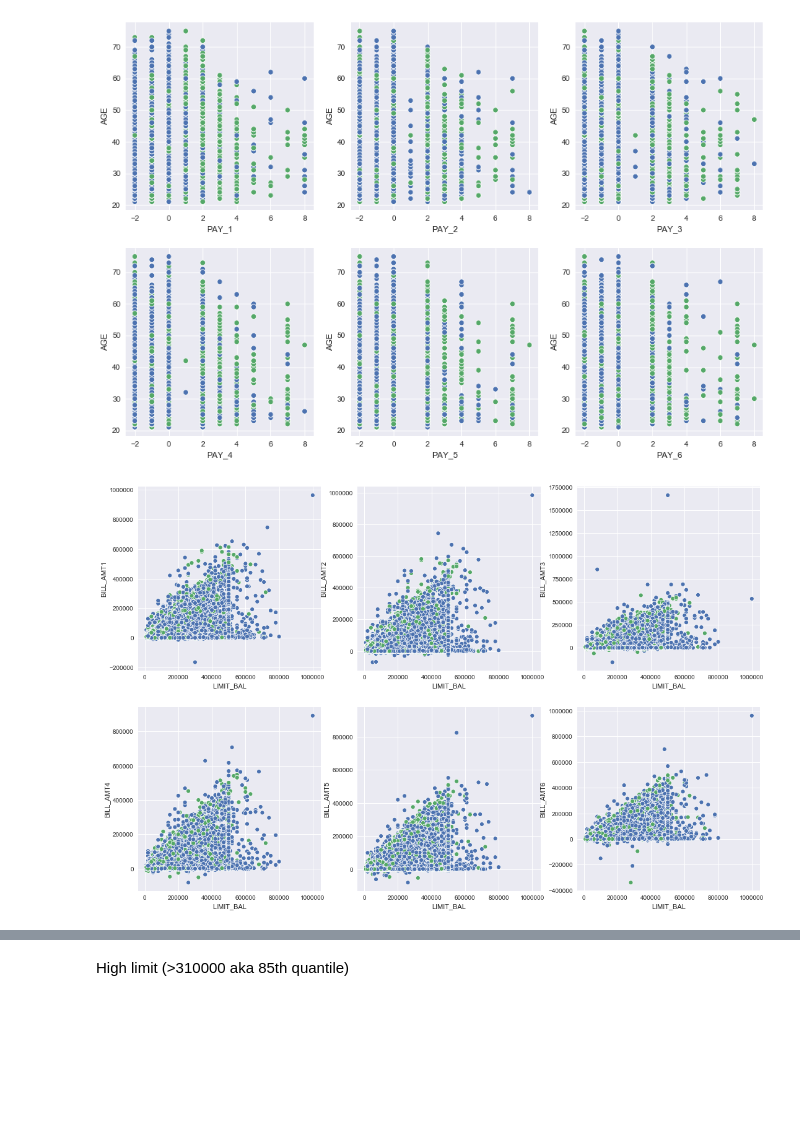
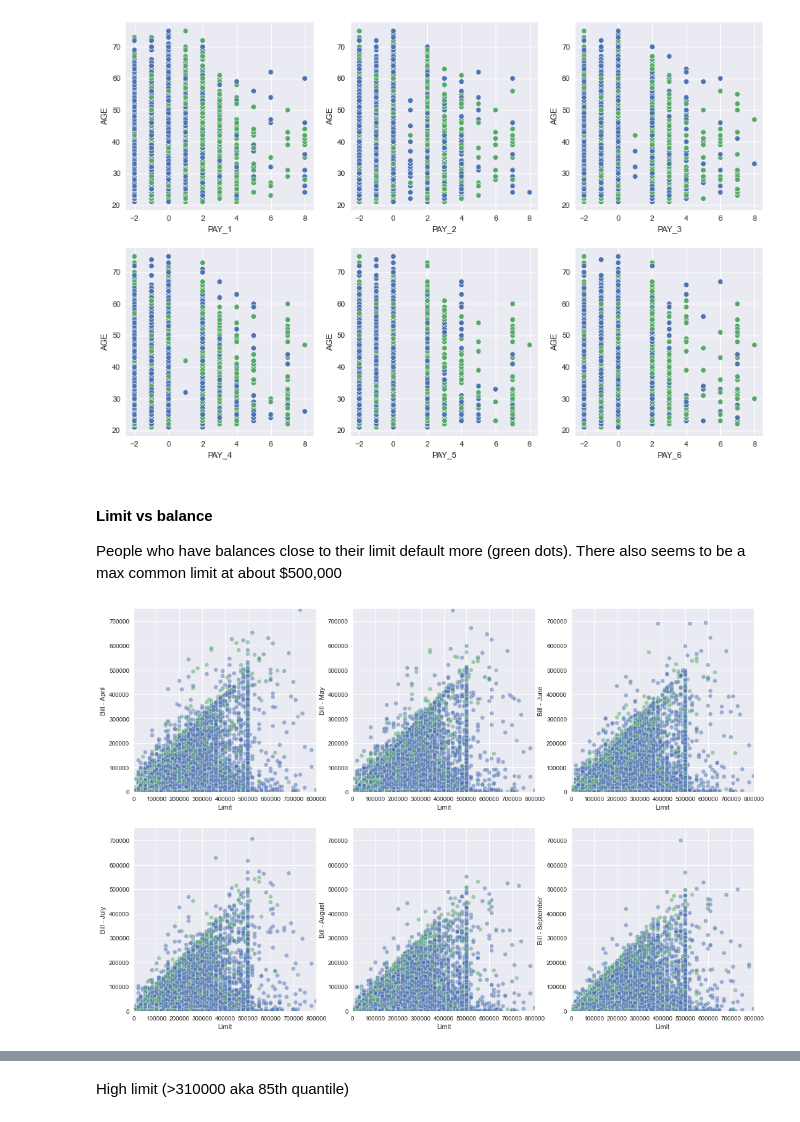
Before and after one commit to mitkrieg/predicting-defaults, a Jupyter notebook: defaults-in-taiwan.ipynb, the cells around one changed output, grey strips where cells are left out. Saved outputs shown, nothing was run; the diff lists cells and outputs as text; code cells hidden in the pictures; blank space fills up the shorter version.

```diff
--- a/defaults-in-taiwan.ipynb
+++ b/defaults-in-taiwan.ipynb
@@ -42,10 +42,12 @@ This research employed a binary variable, default payment (Yes = 1, No = 0), as
 ### Import relevant packages
 # %%
 # import libraries
-
+import warnings
+warnings.filterwarnings("ignore")
 import pandas as pd
 import numpy as np
 import matplotlib.pyplot as plt
+plt.style.use('seaborn')
 import seaborn as sns
 
 
@@ -287,11 +294,23 @@ for i in range(6):
                     hue=df['default'],legend=False)
 # %% [output]
 [figure]
+# %% [markdown]
+#### Limit vs balance
+People who have balances close to their limit default more (green dots). There also seems to be a max common limit at about \$500,000
 # %%
 fig,ax = plt.subplots(ncols=3,nrows=2,figsize=(18,12))
 
+months = ['April','May','June','July','August','September']
+x= np.linspace(start=0,stop=80000)
+
 for i in range(6):
     sns.scatterplot(df.LIMIT_BAL,df[f'BILL_AMT{i+1}'],ax=ax[i//3][i%3],
-                    hue=df['default'],legend=False)
+                    hue=df['default'],legend=False, alpha=.5)
+    ax[i//3][i%3].set_ylabel(f'Bill - {months[i]}')
+    ax[i//3][i%3].set_xlabel('Limit')
+    ax[i//3][i%3].set_ylim(0,750000)
+    ax[i//3][i%3].set_xlim(0,800000)
+
+plt.savefig('./images/limit_v_bal.png')
 # %% [output]
-[figure, old version]
+[figure, new version]
```
Also changed, not shown: parts of 56 cells of this notebook, 1 other file.
